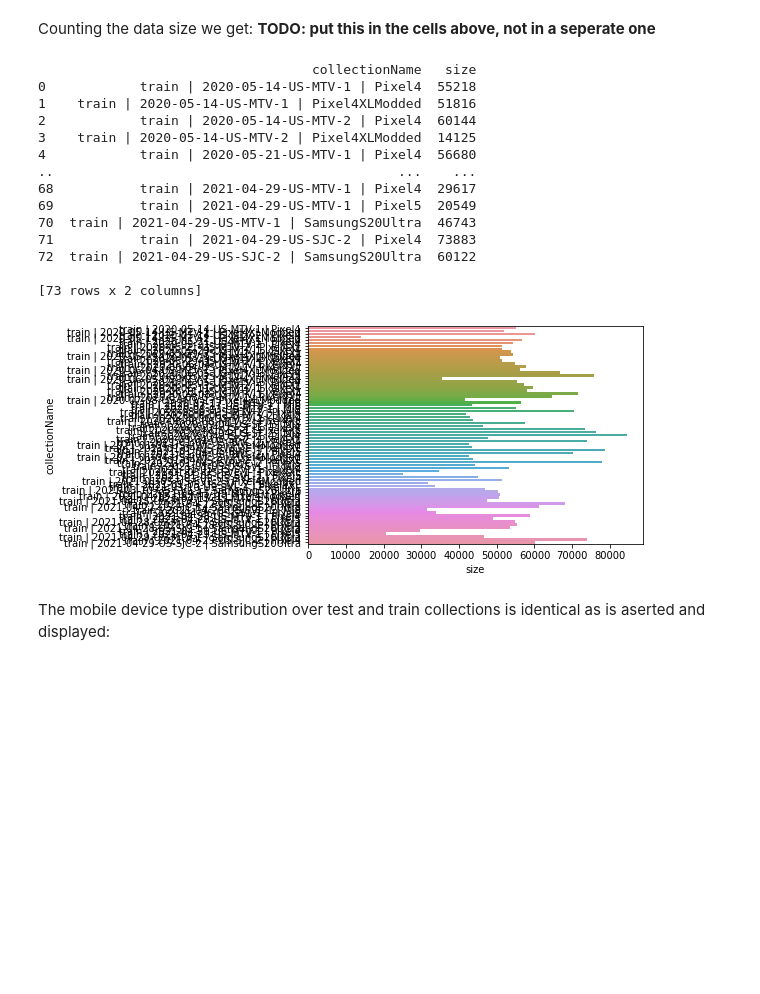
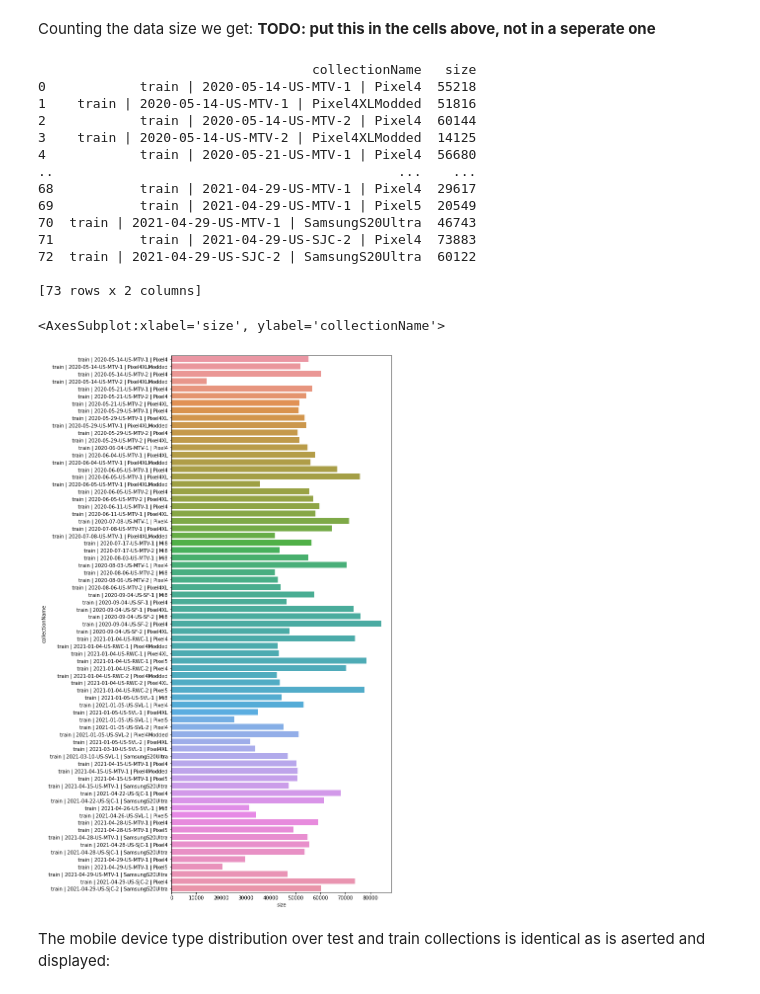
Before and after one commit to shacharhelmer/GNSS-Google, a Jupyter notebook: shachar-dev.ipynb, the cells around one changed output. Drawn from its saved outputs; the diff is of its cells as text; code cells hidden in the pictures; blank space fills up the shorter version.

```diff
--- a/shachar-dev.ipynb
+++ b/shachar-dev.ipynb
@@ -166,27 +166,29 @@ print(f'# of training samples over all collections: {ground_train_t_size}\nwith
 # %%
 derived_train_sizes = [pd.read_csv(s).shape[0] for s in derived_train_sets]
 derived_train_t_size = reduce(lambda x, y: x + y, derived_train_sizes)
 collection_sizes_df = pd.DataFrame({'collectionName': [simplify_set_file_name(n) for n in derived_train_sets], 'size': derived_train_sizes})
 print(collection_sizes_df)
 
-fig, ax = plt.subplots()
-ax = sns.barplot(x='size', y='collectionName', data=collection_sizes_df)
+fig = plt.figure(figsize=(8,20))
+#fig, ax = plt.subplots()
+sns.barplot(x='size', y='collectionName', data=collection_sizes_df, ax=fig.gca())
 # %% [output]
                                    collectionName   size
 0            train | 2020-05-14-US-MTV-1 | Pixel4  55218
 1    train | 2020-05-14-US-MTV-1 | Pixel4XLModded  51816
 2            train | 2020-05-14-US-MTV-2 | Pixel4  60144
 3    train | 2020-05-14-US-MTV-2 | Pixel4XLModded  14125
 4            train | 2020-05-21-US-MTV-1 | Pixel4  56680
 ..                                            ...    ...
 68           train | 2021-04-29-US-MTV-1 | Pixel4  29617
 69           train | 2021-04-29-US-MTV-1 | Pixel5  20549
 70  train | 2021-04-29-US-MTV-1 | SamsungS20Ultra  46743
 71           train | 2021-04-29-US-SJC-2 | Pixel4  73883
 72  train | 2021-04-29-US-SJC-2 | SamsungS20Ultra  60122
 
 [73 rows x 2 columns]
+<AxesSubplot:xlabel='size', ylabel='collectionName'>
-[figure, old version]
+[figure, new version]
 # %% [markdown]
 The mobile device type distribution over test and train collections is identical as is aserted and displayed:
 # %%
```
Also changed, not shown: parts of 3 cells of this notebook.
